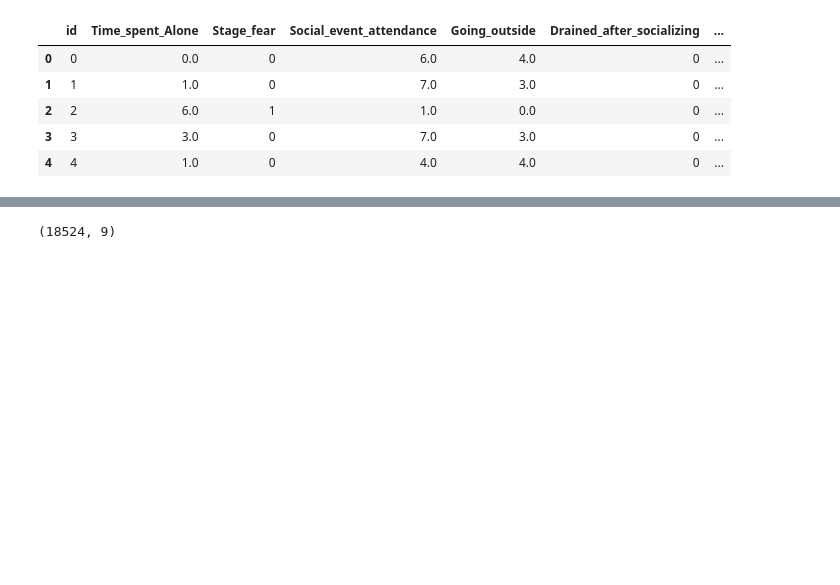
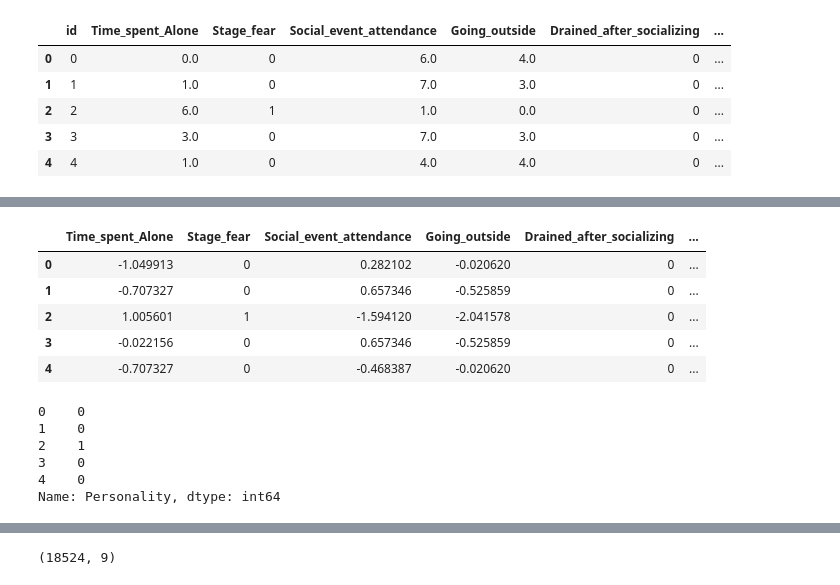
Before and after one commit to chitreshkr/Kaggle_Projects, a Jupyter notebook: Introvert vs Extrovert/introverts-vs-extroverts.ipynb, the cells around one changed output, grey strips where cells are left out. Cells and saved outputs as stored; diff of their text form; code cells hidden in the pictures; blank space fills up the shorter version.

```diff
--- a/Introvert vs Extrovert/introverts-vs-extroverts.ipynb
+++ b/Introvert vs Extrovert/introverts-vs-extroverts.ipynb
@@ -302,0 +367,3 @@ train_df_fill.head()
+# %%
+X_train_df = train_df_fill.iloc[:, :-1]
+X_train_df.head()
@@ -302,0 +377,5 @@ train_df_fill.head()
+# %%
+from sklearn.preprocessing import StandardScaler
+X_train_df[numerical_cols] = StandardScaler().fit_transform(X_train_df[numerical_cols])
+test_df_fill[numerical_cols] = StandardScaler().fit_transform(test_df_fill[numerical_cols])
+print(X_train_df.head())
@@ -302,0 +403,20 @@ train_df_fill.head()
+# %%
+X_train_df.drop('id',axis=1,inplace=True)
+X_train_df.head()
+# %% [output]
+|  | Time_spent_Alone | Stage_fear | Social_event_attendance | Going_outside | Drained_after_socializing | ... |
+| 0 | -1.049913 | 0 | 0.282102 | -0.020620 | 0 | ... |
+| 1 | -0.707327 | 0 | 0.657346 | -0.525859 | 0 | ... |
+| 2 | 1.005601 | 1 | -1.594120 | -2.041578 | 0 | ... |
+| 3 | -0.022156 | 0 | 0.657346 | -0.525859 | 0 | ... |
+| 4 | -0.707327 | 0 | -0.468387 | -0.020620 | 0 | ... |
+# %%
+y_train_df = train_df_fill.iloc[:,-1]
+y_train_df.head()
+# %% [output]
+0    0
+1    0
+2    1
+3    0
+4    0
+Name: Personality, dtype: int64
```
Also changed, not shown: parts of 22 cells of this notebook.
